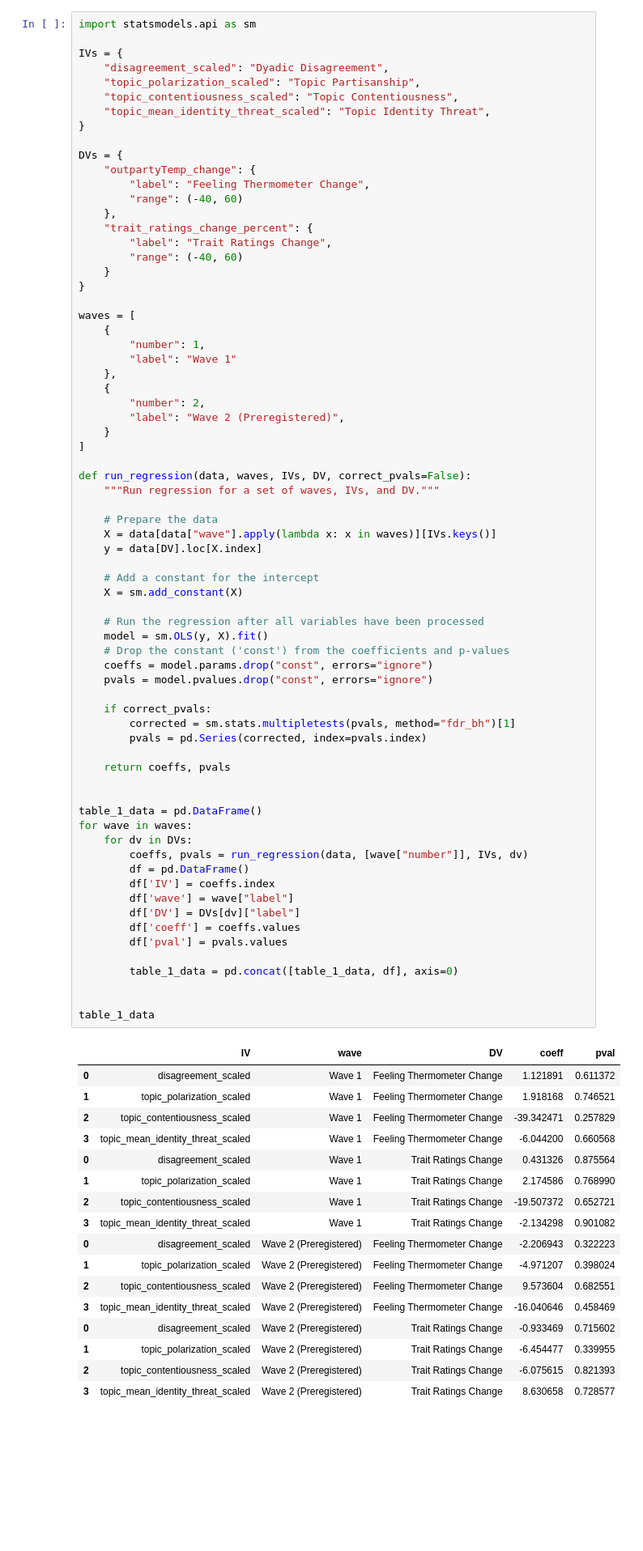
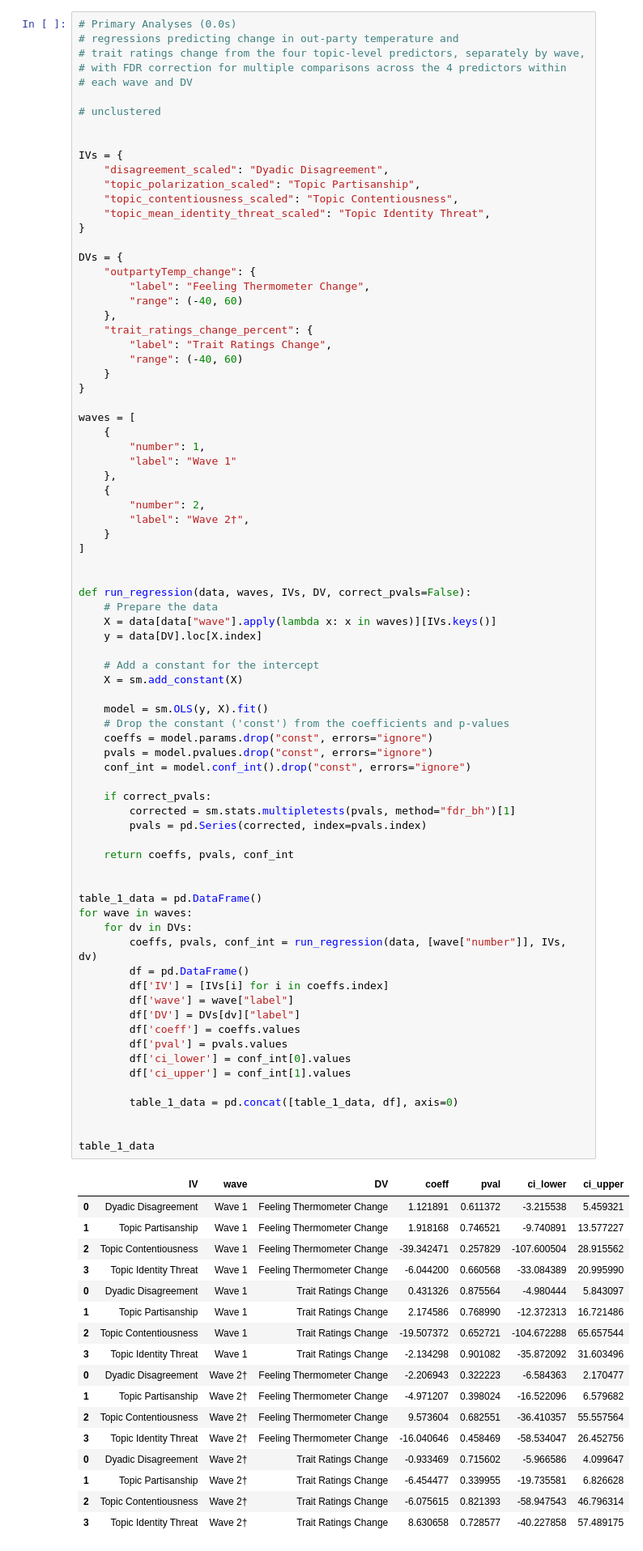
Before and after one commit to Watts-Lab/topic_choice, a Jupyter notebook: analyze_study_data.ipynb, the cells around one changed output. Shown at 81% size. Drawn from its saved outputs; the diff is of its cells as text; blank space fills up the shorter version.

```diff
--- a/analyze_study_data.ipynb
+++ b/analyze_study_data.ipynb
@@ -367,7 +377,14 @@ Topics below median Trait Ratings Change: ['capAndTrade', 'cubaEmbargo', 'israel
 # %% [markdown]
 ### Multivariate OLS regression
 # %%
-import statsmodels.api as sm
+# Primary Analyses (0.0s)
+# regressions predicting change in out-party temperature and
+# trait ratings change from the four topic-level predictors, separately by wave,
+# with FDR correction for multiple comparisons across the 4 predictors within
+# each wave and DV
+
+# unclustered
+
 
 IVs = {
     "disagreement_scaled": "Dyadic Disagreement",
@@ -394,63 +411,64 @@ waves = [
     },
     {
         "number": 2,
-        "label": "Wave 2 (Preregistered)",
+        "label": "Wave 2†",
     }
 ]
 
+
 def run_regression(data, waves, IVs, DV, correct_pvals=False):
-    """Run regression for a set of waves, IVs, and DV."""
-
     # Prepare the data
     X = data[data["wave"].apply(lambda x: x in waves)][IVs.keys()]
     y = data[DV].loc[X.index]
 
     # Add a constant for the intercept
     X = sm.add_constant(X)
 
-    # Run the regression after all variables have been processed
     model = sm.OLS(y, X).fit()
     # Drop the constant ('const') from the coefficients and p-values
     coeffs = model.params.drop("const", errors="ignore")
     pvals = model.pvalues.drop("const", errors="ignore")
+    conf_int = model.conf_int().drop("const", errors="ignore")
 
     if correct_pvals:
         corrected = sm.stats.multipletests(pvals, method="fdr_bh")[1]
         pvals = pd.Series(corrected, index=pvals.index)
 
-    return coeffs, pvals
+    return coeffs, pvals, conf_int
 
 
 table_1_data = pd.DataFrame()
 for wave in waves:
     for dv in DVs:
-        coeffs, pvals = run_regression(data, [wave["number"]], IVs, dv)
+        coeffs, pvals, conf_int = run_regression(data, [wave["number"]], IVs, dv)
         df = pd.DataFrame()
-        df['IV'] = coeffs.index
+        df['IV'] = [IVs[i] for i in coeffs.index]
         df['wave'] = wave["label"]
         df['DV'] = DVs[dv]["label"]
         df['coeff'] = coeffs.values
         df['pval'] = pvals.values
+        df['ci_lower'] = conf_int[0].values
+        df['ci_upper'] = conf_int[1].values
 
         table_1_data = pd.concat([table_1_data, df], axis=0)
 
 
 table_1_data
 # %% [output]
-|  | IV | wave | DV | coeff | pval |
-| 0 | disagreement_scaled | Wave 1 | Feeling Thermometer Change | 1.121891 | 0.611372 |
-| 1 | topic_polarization_scaled | Wave 1 | Feeling Thermometer Change | 1.918168 | 0.746521 |
-| 2 | topic_contentiousness_scaled | Wave 1 | Feeling Thermometer Change | -39.342471 | 0.257829 |
-| 3 | topic_mean_identity_threat_scaled | Wave 1 | Feeling Thermometer Change | -6.044200 | 0.660568 |
-| 0 | disagreement_scaled | Wave 1 | Trait Ratings Change | 0.431326 | 0.875564 |
-| 1 | topic_polarization_scaled | Wave 1 | Trait Ratings Change | 2.174586 | 0.768990 |
-| 2 | topic_contentiousness_scaled | Wave 1 | Trait Ratings Change | -19.507372 | 0.652721 |
-| 3 | topic_mean_identity_threat_scaled | Wave 1 | Trait Ratings Change | -2.134298 | 0.901082 |
-| 0 | disagreement_scaled | Wave 2 (Preregistered) | Feeling Thermometer Change | -2.206943 | 0.322223 |
-| 1 | topic_polarization_scaled | Wave 2 (Preregistered) | Feeling Thermometer Change | -4.971207 | 0.398024 |
-| 2 | topic_contentiousness_scaled | Wave 2 (Preregistered) | Feeling Thermometer Change | 9.573604 | 0.682551 |
-| 3 | topic_mean_identity_threat_scaled | Wave 2 (Preregistered) | Feeling Thermometer Change | -16.040646 | 0.458469 |
-| 0 | disagreement_scaled | Wave 2 (Preregistered) | Trait Ratings Change | -0.933469 | 0.715602 |
-| 1 | topic_polarization_scaled | Wave 2 (Preregistered) | Trait Ratings Change | -6.454477 | 0.339955 |
-| 2 | topic_contentiousness_scaled | Wave 2 (Preregistered) | Trait Ratings Change | -6.075615 | 0.821393 |
-| 3 | topic_mean_identity_threat_scaled | Wave 2 (Preregistered) | Trait Ratings Change | 8.630658 | 0.728577 |
+|  | IV | wave | DV | coeff | pval | ci_lower | ci_upper |
+| 0 | Dyadic Disagreement | Wave 1 | Feeling Thermometer Change | 1.121891 | 0.611372 | -3.215538 | 5.459321 |
+| 1 | Topic Partisanship | Wave 1 | Feeling Thermometer Change | 1.918168 | 0.746521 | -9.740891 | 13.577227 |
+| 2 | Topic Contentiousness | Wave 1 | Feeling Thermometer Change | -39.342471 | 0.257829 | -107.600504 | 28.915562 |
+| 3 | Topic Identity Threat | Wave 1 | Feeling Thermometer Change | -6.044200 | 0.660568 | -33.084389 | 20.995990 |
+| 0 | Dyadic Disagreement | Wave 1 | Trait Ratings Change | 0.431326 | 0.875564 | -4.980444 | 5.843097 |
+| 1 | Topic Partisanship | Wave 1 | Trait Ratings Change | 2.174586 | 0.768990 | -12.372313 | 16.721486 |
+| 2 | Topic Contentiousness | Wave 1 | Trait Ratings Change | -19.507372 | 0.652721 | -104.672288 | 65.657544 |
+| 3 | Topic Identity Threat | Wave 1 | Trait Ratings Change | -2.134298 | 0.901082 | -35.872092 | 31.603496 |
+| 0 | Dyadic Disagreement | Wave 2† | Feeling Thermometer Change | -2.206943 | 0.322223 | -6.584363 | 2.170477 |
+| 1 | Topic Partisanship | Wave 2† | Feeling Thermometer Change | -4.971207 | 0.398024 | -16.522096 | 6.579682 |
+| 2 | Topic Contentiousness | Wave 2† | Feeling Thermometer Change | 9.573604 | 0.682551 | -36.410357 | 55.557564 |
+| 3 | Topic Identity Threat | Wave 2† | Feeling Thermometer Change | -16.040646 | 0.458469 | -58.534047 | 26.452756 |
+| 0 | Dyadic Disagreement | Wave 2† | Trait Ratings Change | -0.933469 | 0.715602 | -5.966586 | 4.099647 |
+| 1 | Topic Partisanship | Wave 2† | Trait Ratings Change | -6.454477 | 0.339955 | -19.735581 | 6.826628 |
+| 2 | Topic Contentiousness | Wave 2† | Trait Ratings Change | -6.075615 | 0.821393 | -58.947543 | 46.796314 |
+| 3 | Topic Identity Threat | Wave 2† | Trait Ratings Change | 8.630658 | 0.728577 | -40.227858 | 57.489175 |
```
Also changed, not shown: parts of 55 cells of this notebook, 18 other files.
